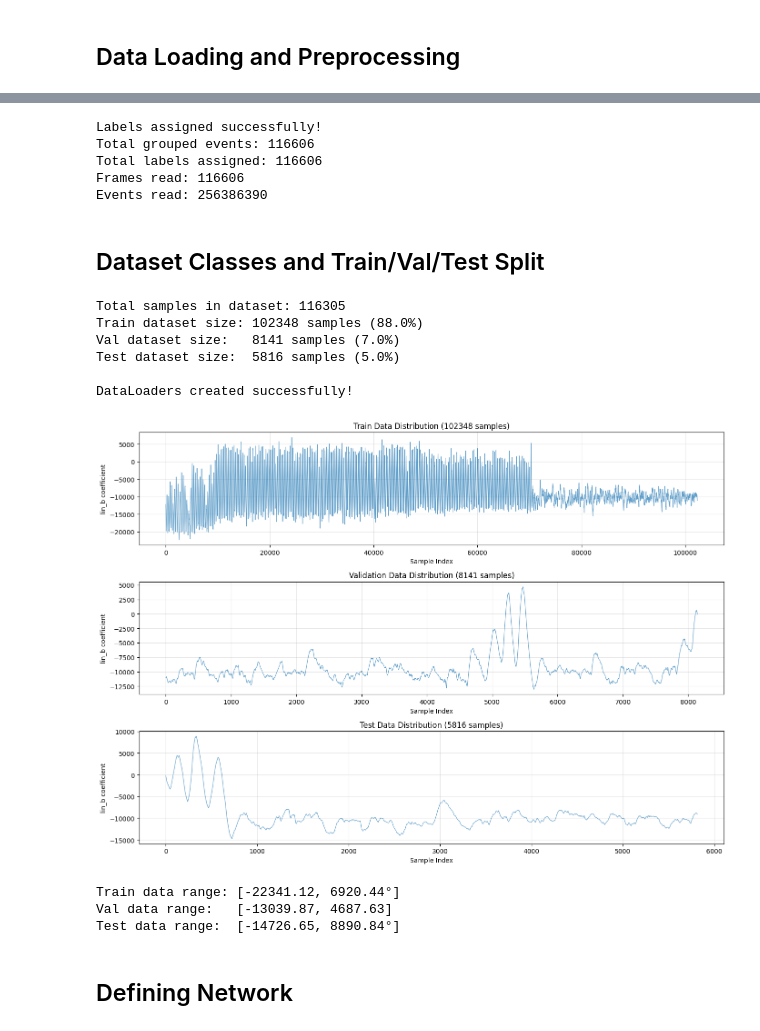
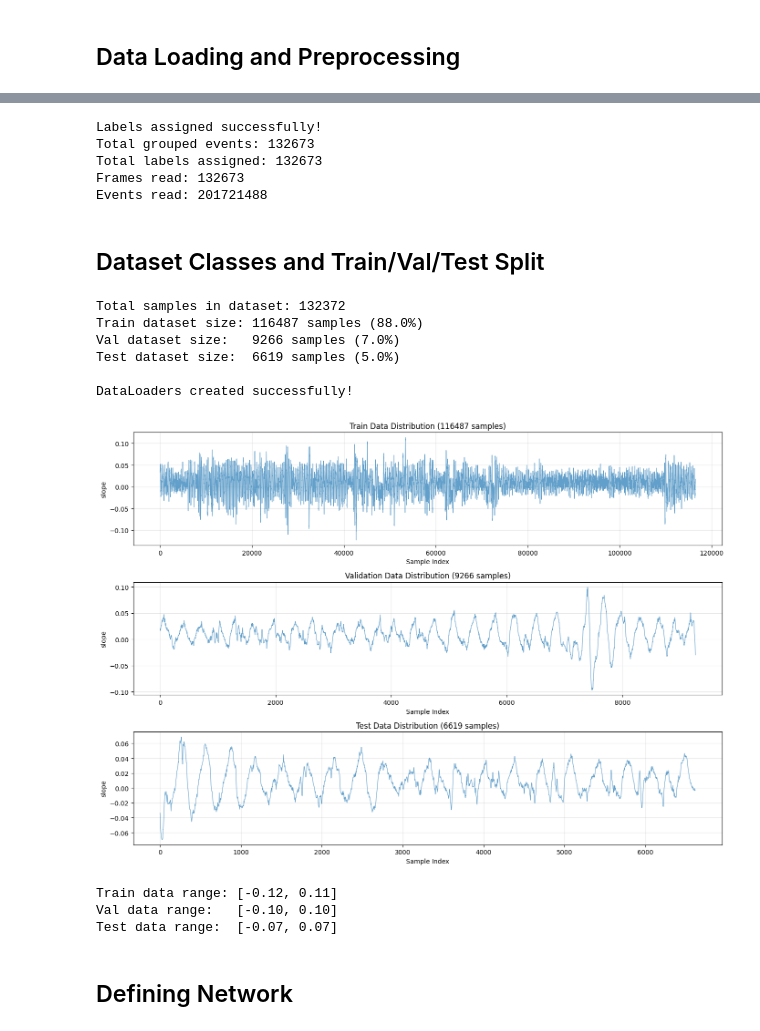
Before and after one commit to samuelGalvao142/SNN-Regression-Pencil-Balancer-True, a Jupyter notebook: SNN-regression-main/notebooks/SNN_Regression_pixel_intercept.ipynb, the cells around one changed output, grey strips where cells are left out. Cells and saved outputs as stored; diff of their text form; code cells hidden in the pictures.

Commit message:
Fixed SNN notebooks and dataset

```diff
--- a/SNN-regression-main/notebooks/SNN_Regression_lin_b.ipynb
+++ b/SNN-regression-main/notebooks/SNN_Regression_pixel_intercept.ipynb
@@ -194,7 +196,7 @@ def denormalize_targets(normalized_targets):
 PROJECT_ROOT = Path(r"C:\users\pcadm\Downloads\SNN\SNN-Regression-Pencil-Balancer-True")
 
 # Notebook modified to use local files instead of Google Drive
-DATA_ROOT = Path(r"C:\users\pcadm\Downloads\SNN\SNN-Regression-Pencil-Balancer-True\Dataset")
+DATA_ROOT = Path(r"C:\users\pcadm\Downloads\SNN\SNN-Regression-Pencil-Balancer-True\Dataset\newDataset")
 # %%
 # ============================================================================
 # File paths for event data and ground truth labels
@@ -252,35 +254,35 @@ events_per_frame = tonic.slicers.slice_events_by_time(
 # at the END of each time window.
 
 # Create interpolation functions for both angles
-interp_lin_b = interp1d(df['timestamp_us'], df['lin_b'], fill_value="extrapolate")
-interp_lin_m = interp1d(df['timestamp_us'], df['lin_m'], fill_value="extrapolate")
+interp_slope = interp1d(df['timestamp_us'], df['slope'], fill_value="extrapolate")
+interp_intercept = interp1d(df['timestamp_us'], df['intercept'], fill_value="extrapolate")
 
 # Compute the end timestamp for each window
 # Window i ends at: start_time + (i+1) * time_window
 timestamps = start_time + np.arange(1, len(events_per_frame) + 1) * time_window
 
 # Interpolate angles at these timestamps
-lin_b_vals = interp_lin_b(timestamps)
-lin_m_vals = interp_lin_m(timestamps)
+slope_vals = interp_slope(timestamps)
+intercept_vals = interp_intercept(timestamps)
 
 print(f"Labels assigned successfully!")
 print(f"Total grouped events: {len(events_per_frame)}")
-print(f"Total labels assigned: {len(lin_b_vals)}")
+print(f"Total labels assigned: {len(intercept_vals)}")
 print(f"Frames read: {len(events_per_frame)}")
 print(f"Events read: {len(events)}")
 # %% [output]
 Labels assigned successfully!
-Total grouped events: 116606
-Total labels assigned: 116606
-Frames read: 116606
-Events read: 256386390
+Total grouped events: 132673
+Total labels assigned: 132673
+Frames read: 132673
+Events read: 201721488
 # %%
 START_FRAME = 300  # Skip first 300 frames
 END_FRAME = -1     # Use all remaining frames
 
 events_per_frame = events_per_frame[START_FRAME:END_FRAME]
-lin_b_vals = lin_b_vals[START_FRAME:END_FRAME]
-lin_m_vals = lin_m_vals[START_FRAME:END_FRAME]
+slope_vals = slope_vals[START_FRAME:END_FRAME]
+intercept_vals = intercept_vals[START_FRAME:END_FRAME]
 # %% [markdown]
 ## Dataset Classes and Train/Val/Test Split
 # %%
@@ -409,7 +411,7 @@ class ContinuousDataset(torch.utils.data.Dataset):
 # ============================================================================
 
 input_data = events_per_frame
-labels = lin_b_vals
+labels = intercept_vals
 total_samples = len(input_data)
 
 print(f"Total samples in dataset: {total_samples}")
@@ -514,10 +516,10 @@ testloader = DataLoader(
 
 print(f"\nDataLoaders created successfully!")
 # %% [output]
-Total samples in dataset: 116305
-Train dataset size: 102348 samples (88.0%)
-Val dataset size:   8141 samples (7.0%)
-Test dataset size:  5816 samples (5.0%)
+Total samples in dataset: 132372
+Train dataset size: 116487 samples (88.0%)
+Val dataset size:   9266 samples (7.0%)
+Test dataset size:  6619 samples (5.0%)
 
 DataLoaders created successfully!
 # %%
@@ -530,42 +532,42 @@ fig, axes = plt.subplots(3, 1, figsize=(14, 10), sharex=False)
 # ------------------------
 axes[0].plot(train_labels, linewidth=0.8, alpha=0.7)
 axes[0].set_title(f'Train Data Distribution ({len(train_labels)} samples)')
 axes[0].set_xlabel('Sample Index')
-axes[0].set_ylabel('lin_b coefficient')
+axes[0].set_ylabel('slope')
 axes[0].grid(True, alpha=0.3)
 
 # ------------------------
 # Validation
 # ------------------------
 axes[1].plot(val_labels, linewidth=0.8, alpha=0.7)
 axes[1].set_title(f'Validation Data Distribution ({len(val_labels)} samples)')
 axes[1].set_xlabel('Sample Index')
-axes[1].set_ylabel('lin_b coefficient')
+axes[1].set_ylabel('slope')
 axes[1].grid(True, alpha=0.3)
 
 # ------------------------
 # Test
 # ------------------------
 axes[2].plot(test_labels, linewidth=0.8, alpha=0.7)
 axes[2].set_title(f'Test Data Distribution ({len(test_labels)} samples)')
 axes[2].set_xlabel('Sample Index')
-axes[2].set_ylabel('lin_b coefficient')
+axes[2].set_ylabel('slope')
 axes[2].grid(True, alpha=0.3)
 
 plt.tight_layout()
 plt.show()
 
 # ------------------------
 # Ranges
 # ------------------------
-print(f"\nTrain data range: [{train_labels.min():.2f}, {train_labels.max():.2f}°]")
+print(f"\nTrain data range: [{train_labels.min():.2f}, {train_labels.max():.2f}]")
 print(f"Val data range:   [{val_labels.min():.2f}, {val_labels.max():.2f}]")
-print(f"Test data range:  [{test_labels.min():.2f}, {test_labels.max():.2f}°]")
+print(f"Test data range:  [{test_labels.min():.2f}, {test_labels.max():.2f}]")
 # %% [output]
-[figure, old version]
+[figure, new version]
-Train data range: [-22341.12, 6920.44°]
-Val data range:   [-13039.87, 4687.63]
-Test data range:  [-14726.65, 8890.84°]
+Train data range: [-0.12, 0.11]
+Val data range:   [-0.10, 0.10]
+Test data range:  [-0.07, 0.07]
 # %%
 # Visualize 5 sequences from trainloader, playing at 10 fps
 # visualize_sequence_from_trainloader(trainloader, n_sequences=5, playback_fps=2, scale=1)
```
Also changed, not shown: parts of 7 cells of this notebook, 3 other files.
